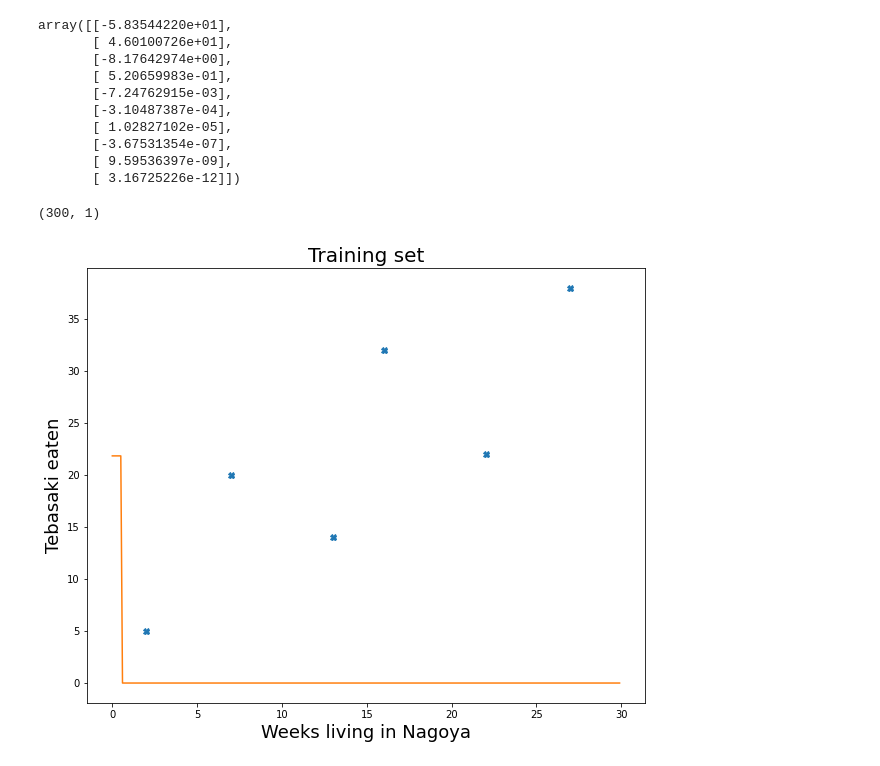
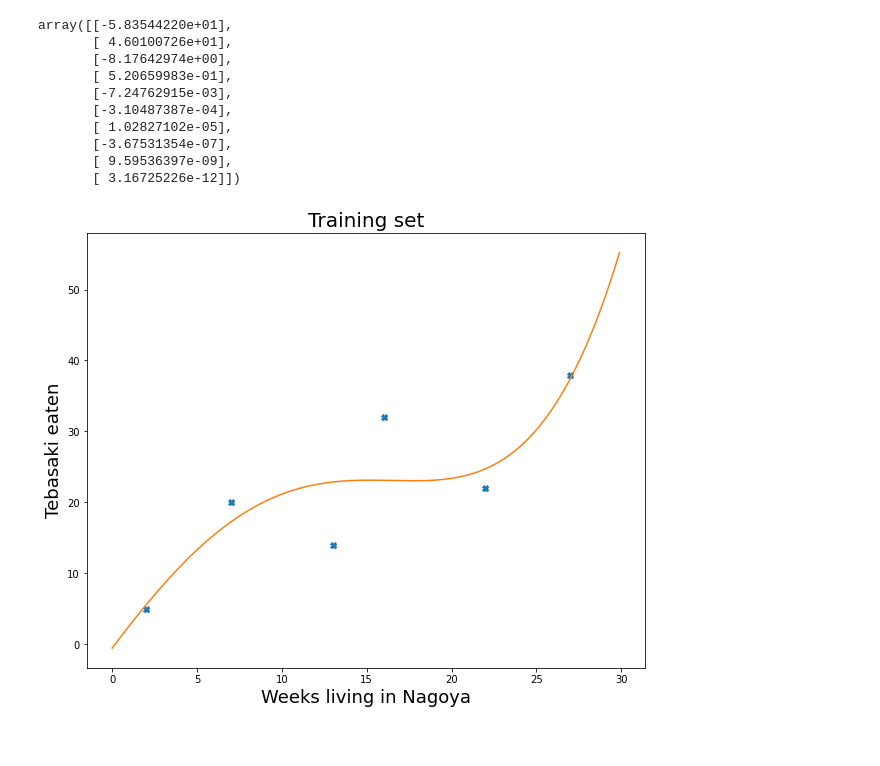
Before and after one commit to NUG30/homework-1-ayu-mushi, a Jupyter notebook: Assignment1.ipynb, the cells around one changed output. Drawn from its saved outputs; the diff is of its cells as text; code cells hidden in the pictures.

```diff
--- a/Assignment1.ipynb
+++ b/Assignment1.ipynb
@@ -328,30 +328,31 @@ array([[-5.83544220e+01],
        [ 9.59536397e-09],
        [ 3.16725226e-12]])
 # %%
-
 # Draw the Training set
 plt.figure(figsize=(10,8))
 plt.plot(Tx,Ty,'X')
 plt.title("Training set", fontsize =20)
 plt.xlabel("Weeks living in Nagoya", fontsize=18)
 plt.ylabel("Tebasaki eaten", fontsize=18)
 
 Tx_=np.array( list(map((lambda x: x*0.1), range(0,300))))
 
-d=1
+def predict(theta, feature):
+  feature_d = np.zeros((len(feature), d))
+  for i in range(len(feature)):
+    for j in range(d):
+      feature_d[i][j] = feature[i]**j
+
+  predicted = matrix_multiply(feature_d, theta)
+  return predicted
+
+d=5
 # Best fit (by using your own function best_fit)
-theta = best_fit2(Tx_, Ty, d)
+theta = best_fit2(Tx, Ty, d)
 
-Tx_d = np.zeros((len(Tx_), d))
-for i in range(len(Ty)):
-  for j in range(d):
-    Tx_d[i][j] = Tx_[i]**j
+plt.plot(Tx_,  predict(theta, Tx_))
+#plt.plot(Tx, predict(theta, transpose(np.array([Tx]))))
 
-predicted = matrix_multiply(Tx_d,theta)
-print((predicted).shape)
-
-plt.plot(Tx_, predicted)
 plt.show()
 # %% [output]
-(300, 1)
-[figure, old version]
+[figure, new version]
```
